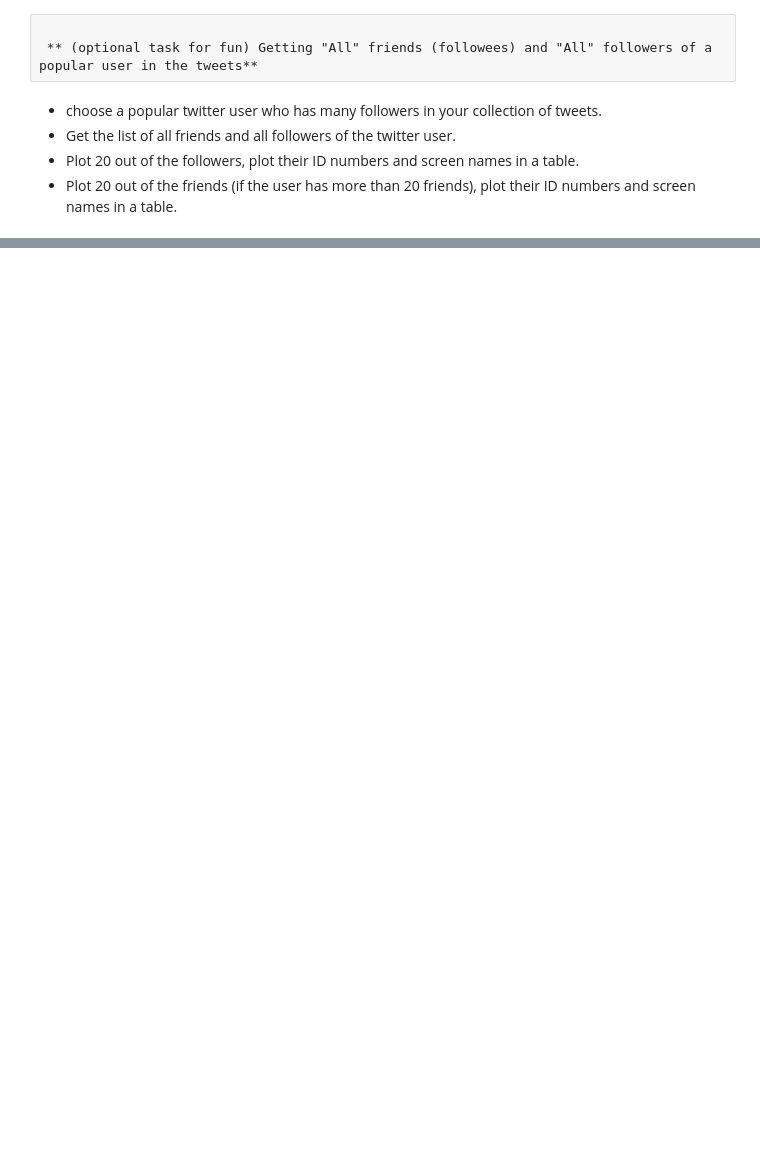
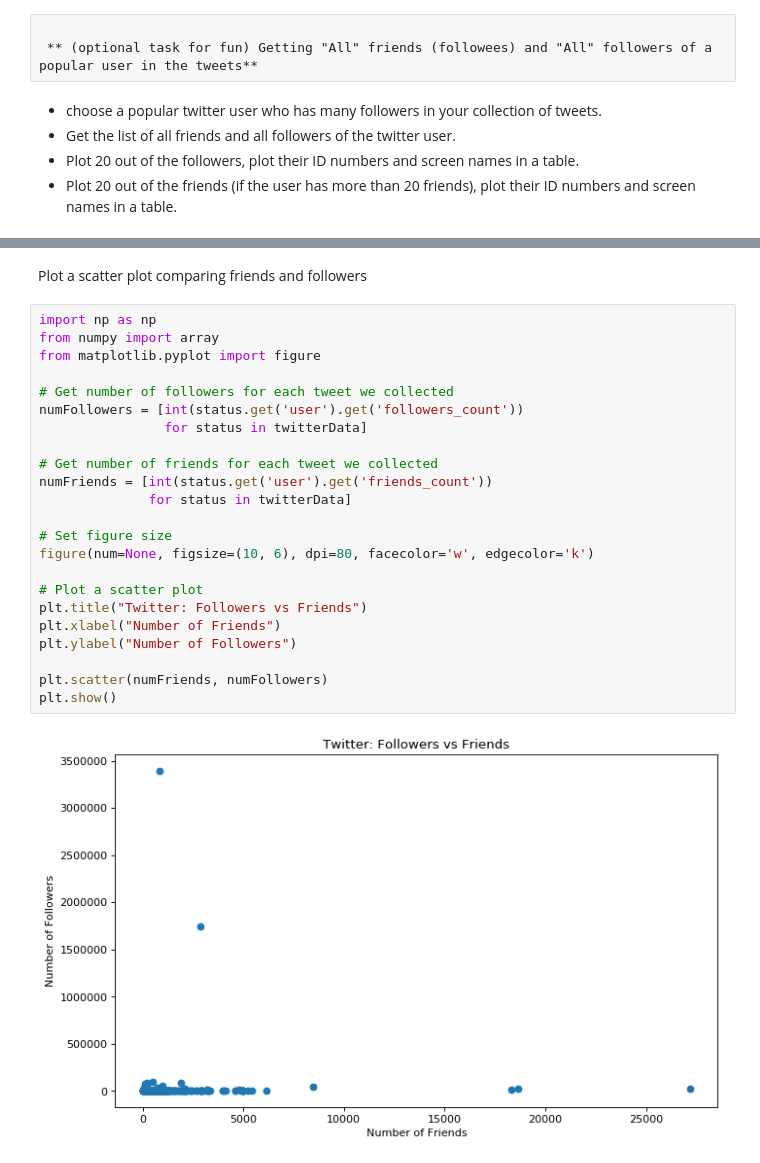
Before and after one commit to kjmj/twitterDataMining, a Jupyter notebook: twitterMiner.ipynb, the cells around one changed output, grey strips where cells are left out. Cells and saved outputs as stored; diff of their text form; blank space fills up the shorter version.

Commit message:
added scatterplot comparing followers vs friends of twitter users

```diff
--- a/twitterMiner.ipynb
+++ b/twitterMiner.ipynb
@@ -329,0 +330,27 @@ Getting followers of  ABSCBNNews
+# %% [markdown]
+Plot a scatter plot comparing friends and followers
+# %%
+import np as np
+from numpy import array
+from matplotlib.pyplot import figure
+
+# Get number of followers for each tweet we collected
+numFollowers = [int(status.get('user').get('followers_count'))
+                for status in twitterData]
+
+# Get number of friends for each tweet we collected
+numFriends = [int(status.get('user').get('friends_count'))
+              for status in twitterData]
+
+# Set figure size
+figure(num=None, figsize=(10, 6), dpi=80, facecolor='w', edgecolor='k')
+
+# Plot a scatter plot
+plt.title("Twitter: Followers vs Friends")
+plt.xlabel("Number of Friends")
+plt.ylabel("Number of Followers")
+
+plt.scatter(numFriends, numFollowers)
+plt.show()
+# %% [output]
+[figure, added]
```
Also changed, not shown: parts of 7 cells of this notebook, 2 other files.
